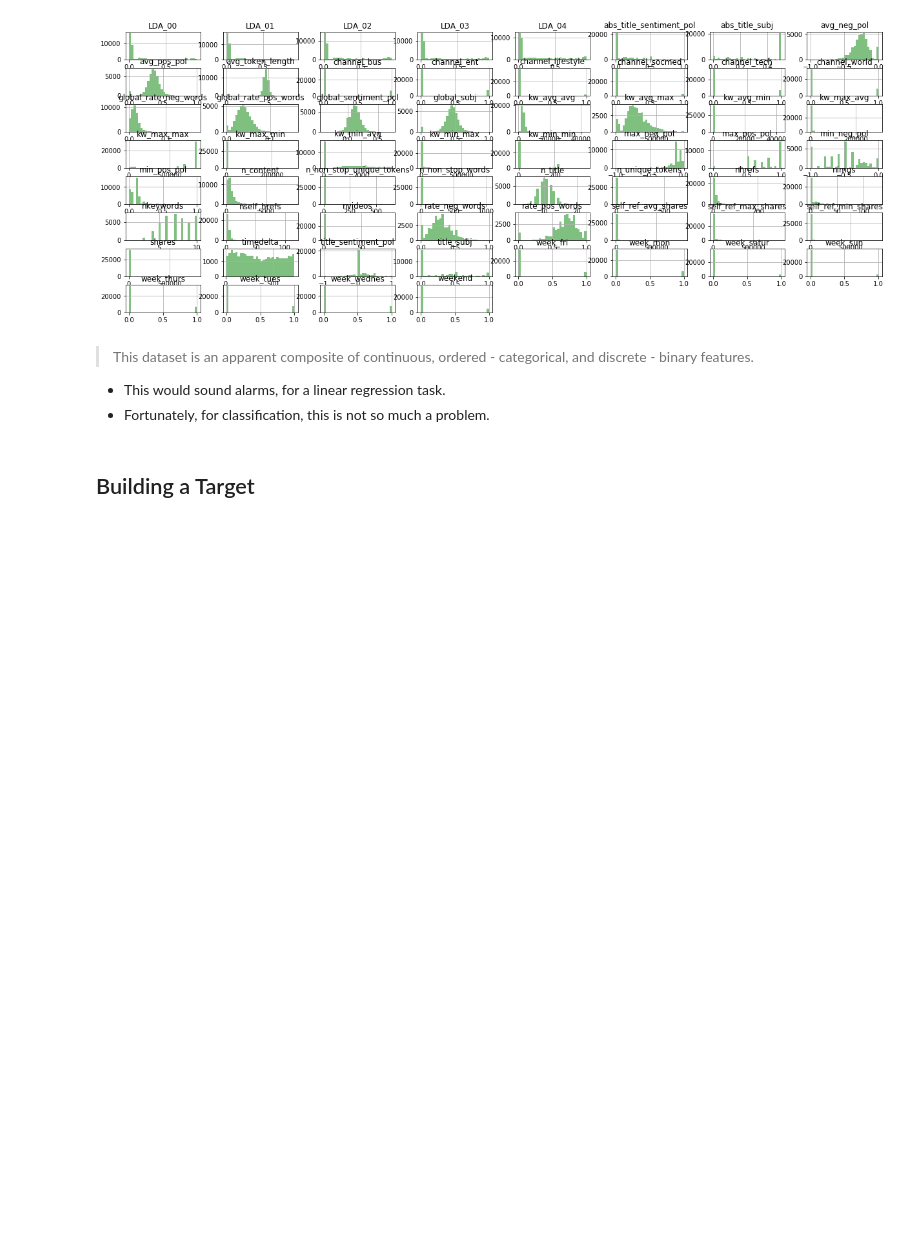
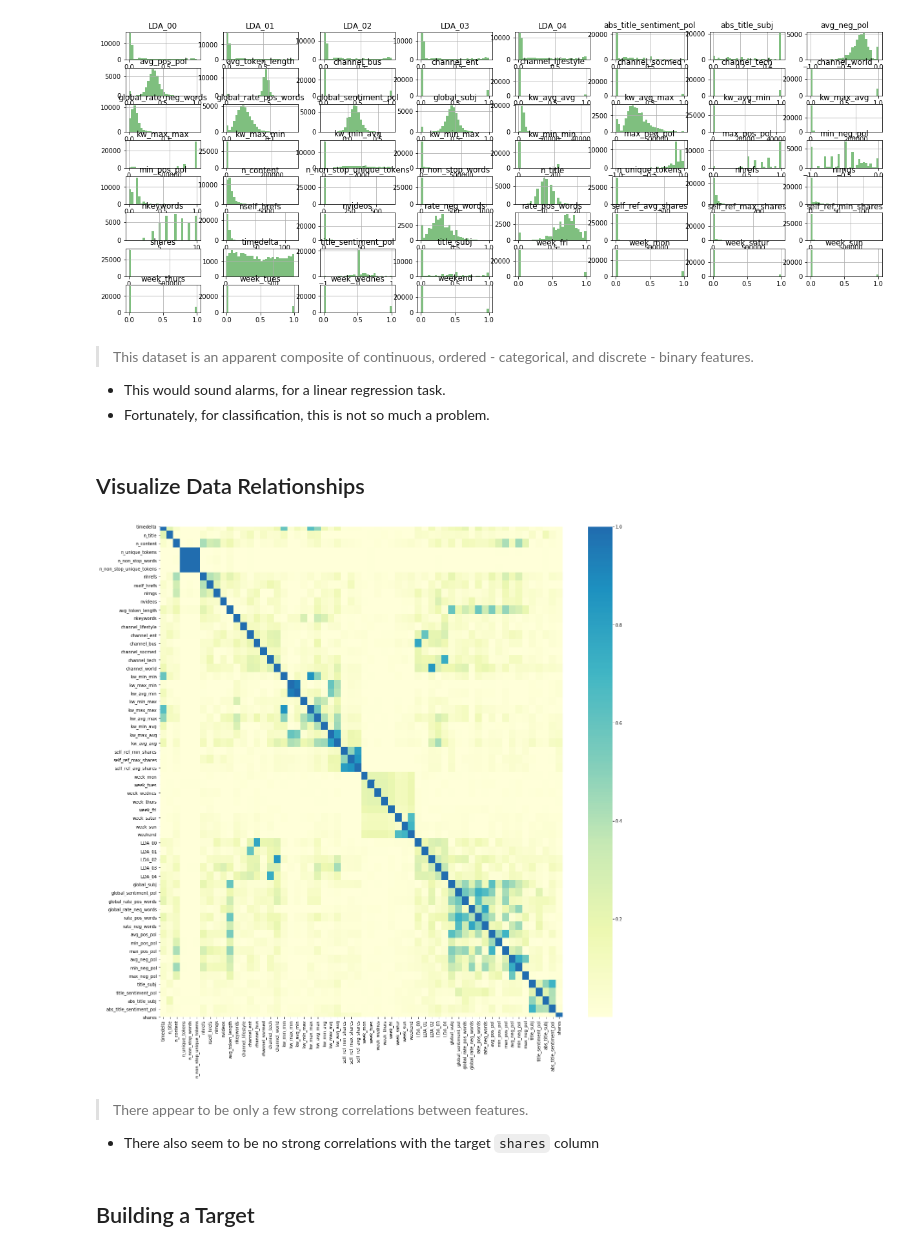
Before and after one commit to jammy-bot/article-shares-prediction, a Jupyter notebook: 01-obtain-and-scrub.ipynb, the cells around one changed output. Saved outputs shown, nothing was run; the diff lists cells and outputs as text; code cells hidden in the pictures; blank space fills up the shorter version.

Commit message:
Add correlations heatmap

```diff
--- a/01-obtain-and-scrub.ipynb
+++ b/01-obtain-and-scrub.ipynb
@@ -287,6 +291,25 @@ plt.show();
 > This dataset is an apparent composite of continuous, ordered - categorical, and discrete - binary features.
 * This would sound alarms, for a linear regression task.
 * Fortunately, for classification, this is not so much a problem.
+# %% [markdown]
+## Visualize Data Relationships
+# %%
+# calculate the correlation matrix
+corr = df.corr()
+
+# plot the heatmap
+plt.figure(figsize=(21, 21))
+sns.heatmap(corr.abs(),
+            center=0.7,
+            cmap="YlGnBu",
+            xticklabels=corr.columns,
+            yticklabels=corr.columns
+           );
+# %% [output]
+[figure, added]
+# %% [markdown]
+> There appear to be only a few strong correlations between features.
+* There also seem to be no strong correlations with the target `shares` column
 # %% [markdown]
 ## Building a Target
 # %%
```
Also changed, not shown: parts of 3 cells of this notebook.
